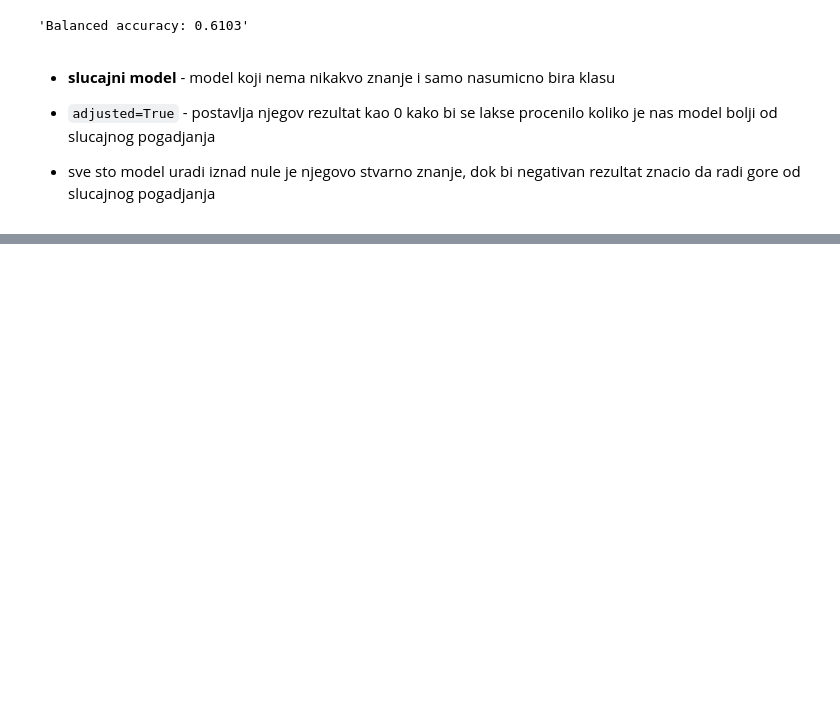
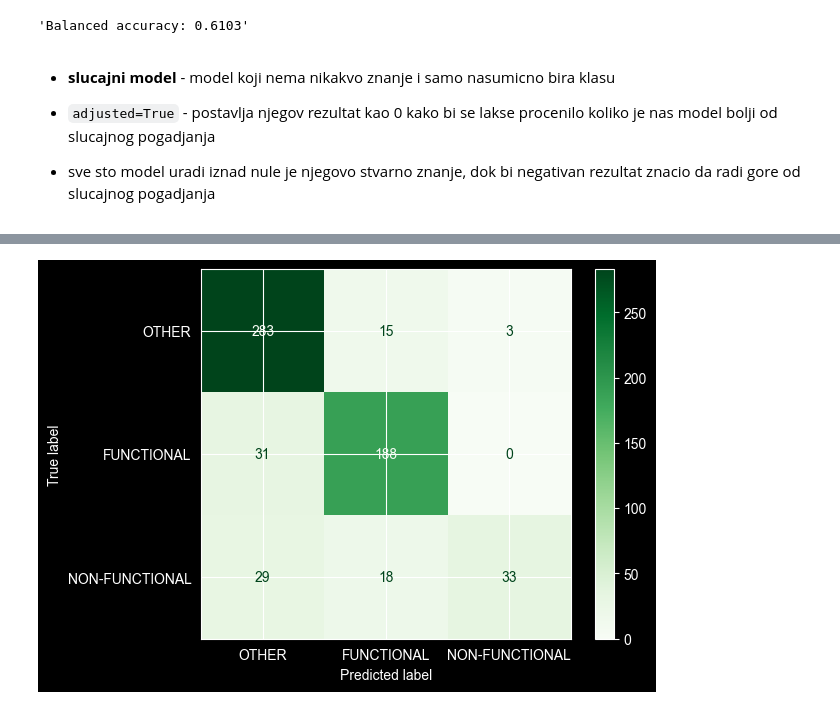
Before and after one commit to comi7/advanced-data-analytics, a Jupyter notebook: text-classification-bow-dt/Mobile_App_Reviews_Classification_Bow.ipynb, the cells around one changed output, grey strips where cells are left out. Saved outputs shown, nothing was run; the diff lists cells and outputs as text; code cells hidden in the pictures; blank space fills up the shorter version.

```diff
--- a/text-classification-bow-dt/Mobile_App_Reviews_Classification_Bow.ipynb
+++ b/text-classification-bow-dt/Mobile_App_Reviews_Classification_Bow.ipynb
@@ -350,0 +385,25 @@ display(f"Balanced accuracy: {metrics.balanced_accuracy_score(y_test, prediction
+# %%
+def create_count_vectorizer2(ngrams = (1,1), min_doc_freq = 0.01, f_max = -1):
+
+    vectorizer = CountVectorizer(
+        tokenizer=spacy_preprocessing2,
+        token_pattern=None,
+        ngram_range=ngrams,
+        max_features=f_max if f_max>0 else None,
+        min_df=min_doc_freq
+    )
+
+    return vectorizer
+# %%
+count_vectorizer2 = create_count_vectorizer2()
+
+column_transformer2 = ColumnTransformer(
+    [('bow', count_vectorizer2, 'review')],
+     remainder = 'passthrough'
+)
+# %%
+pipe2 = Pipeline(
+    [('preprocessor', column_transformer2),
+     ('classifier', classifier)]
+)
+pipe2.fit(X_train, y_train)
@@ -350,0 +421,10 @@ display(f"Balanced accuracy: {metrics.balanced_accuracy_score(y_test, prediction
+# %%
+disp = ConfusionMatrixDisplay.from_estimator(
+    pipe2,
+    X_test,
+    y_test,
+    display_labels=y_levels,
+    cmap='Greens'
+)
+# %% [output]
+[figure, added]
```
Also changed, not shown: parts of 26 cells of this notebook.
